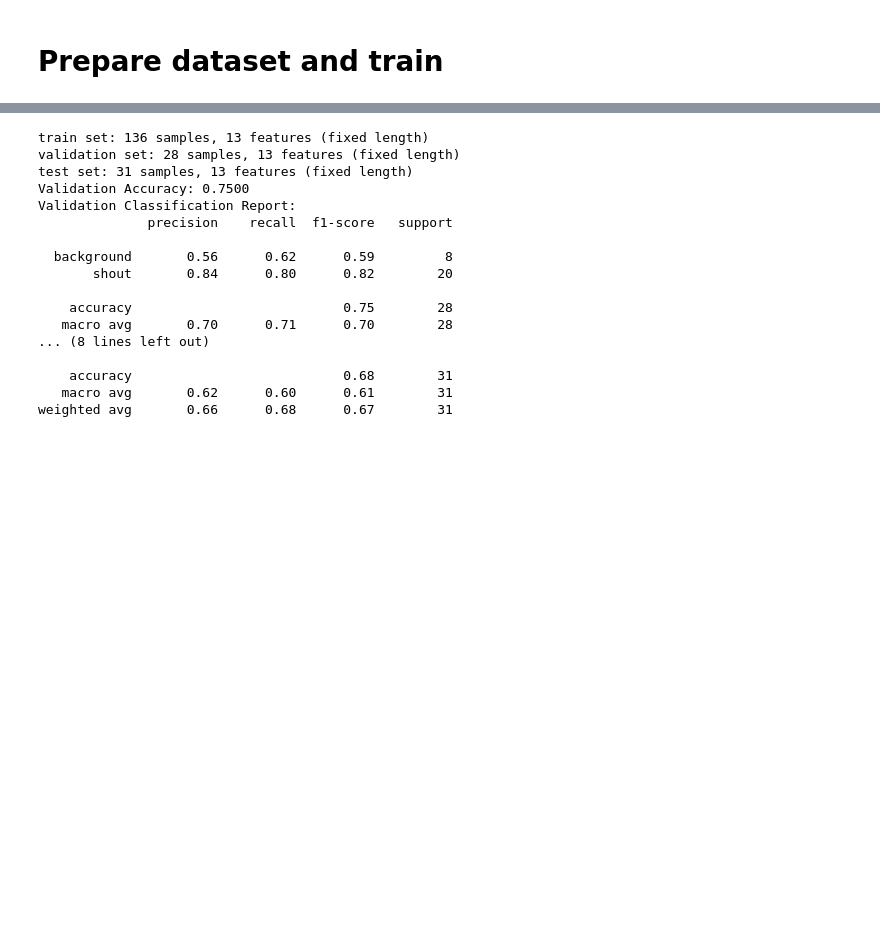
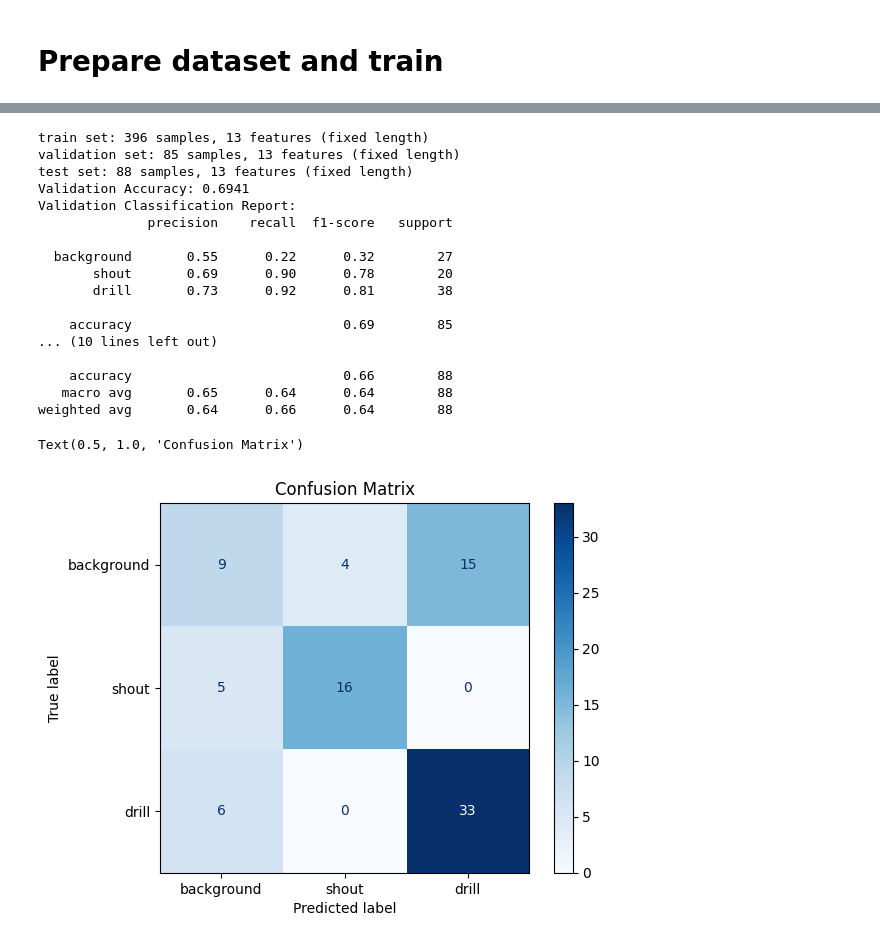
Before and after one commit to hoxiaoyang/NoiseWatch, a Jupyter notebook: noise_prediction/main.ipynb, the cells around one changed output, grey strips where cells are left out. Drawn from its saved outputs; the diff is of its cells as text; code cells hidden in the pictures; blank space fills up the shorter version.

```diff
--- a/noise_prediction/main.ipynb
+++ b/noise_prediction/main.ipynb
@@ -134,29 +163,42 @@ y_val_pred = voting_model.predict(X_val)
 val_accuracy = accuracy_score(y_val, y_val_pred)
 print(f"Validation Accuracy: {val_accuracy:.4f}")
 print("Validation Classification Report:")
-print(classification_report(y_val, y_val_pred, target_names=['background', 'shout']))
+print(classification_report(y_val, y_val_pred, target_names=['background', 'shout', 'drill']))
 
 # Test model
 y_test_pred = voting_model.predict(X_test)
 test_accuracy = accuracy_score(y_test, y_test_pred)
 print(f"Test Accuracy: {test_accuracy:.4f}")
 print("Test Classification Report:")
-print(classification_report(y_test, y_test_pred, target_names=['background', 'shout']))
+print(classification_report(y_test, y_test_pred, target_names=['background', 'shout', 'drill']))
 # %% [output]
-train set: 136 samples, 13 features (fixed length)
-validation set: 28 samples, 13 features (fixed length)
-test set: 31 samples, 13 features (fixed length)
-Validation Accuracy: 0.7500
+train set: 396 samples, 13 features (fixed length)
+validation set: 85 samples, 13 features (fixed length)
+test set: 88 samples, 13 features (fixed length)
+Validation Accuracy: 0.6941
 Validation Classification Report:
               precision    recall  f1-score   support
 
-  background       0.56      0.62      0.59         8
-       shout       0.84      0.80      0.82        20
+  background       0.55      0.22      0.32        27
+       shout       0.69      0.90      0.78        20
+       drill       0.73      0.92      0.81        38
 
-    accuracy                           0.75        28
-   macro avg       0.70      0.71      0.70        28
-... (8 lines left out)
+    accuracy                           0.69        85
+... (10 lines left out)
 
-    accuracy                           0.68        31
-   macro avg       0.62      0.60      0.61        31
-weighted avg       0.66      0.68      0.67        31
+    accuracy                           0.66        88
+   macro avg       0.65      0.64      0.64        88
+weighted avg       0.64      0.66      0.64        88
+# %%
+# Confusion Matrix Visualization
+disp = ConfusionMatrixDisplay.from_predictions(
+    y_test, y_test_pred,
+    display_labels=['background', 'shout', 'drill'],
+    cmap=plt.cm.Blues,
+    normalize=None
+)
+
+disp.ax_.set_title("Confusion Matrix")
+# %% [output]
+Text(0.5, 1.0, 'Confusion Matrix')
+[figure, added]
```
Also changed, not shown: parts of 6 cells of this notebook, 9 other files.
